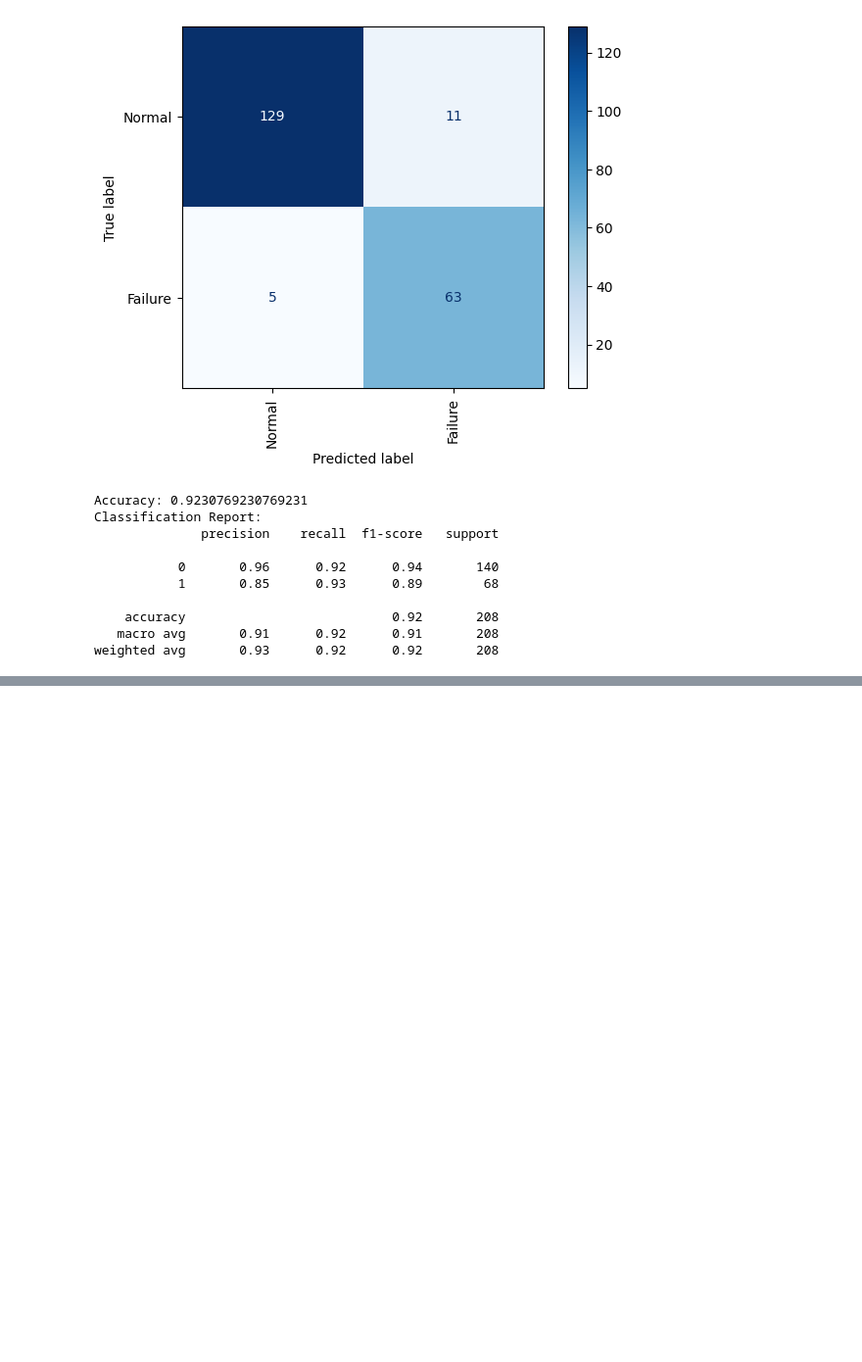
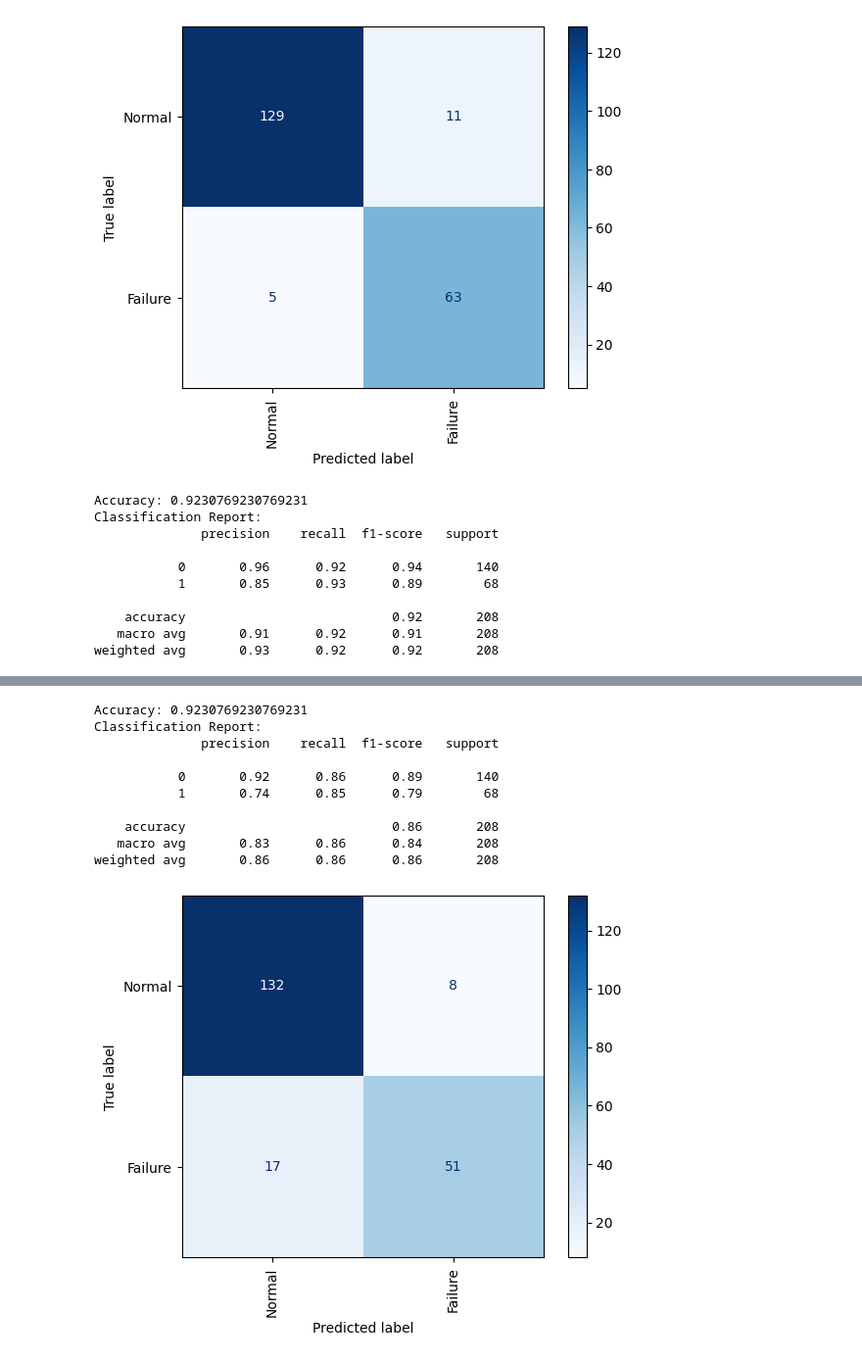
Before and after one commit to waterandstuff/AML_Exam, a Jupyter notebook: Random_Forest.ipynb, the cells around one changed output, grey strips where cells are left out. Shown: that part at 98% size. Drawn from its saved outputs; the diff is of its cells as text; code cells hidden in the pictures; blank space fills up the shorter version.

```diff
--- a/Random_Forest.ipynb
+++ b/Random_Forest.ipynb
@@ -118,0 +130,31 @@ weighted avg       0.93      0.92      0.92       208
+# %%
+proba = lr_model.predict_proba(X_test)[:, 1]  # Probabilities for the positive class
+
+
+# Evaluate the model
+# %%
+lr_model = LogisticRegression(random_state=42, max_iter=10000)
+lr_model.fit(X_train, y_train)
+
+cmd.from_estimator(lr_model, X_test, y_test, display_labels=labels, cmap='Blues', xticks_rotation='vertical')
+# Evaluate the model
+
+threshold = 0.3
+predictions = (proba >= threshold).astype(int)
+
+accuracy = accuracy_score(y_test, y_pred)
+print(f"Accuracy: {accuracy}")
+print("Classification Report:")
+print(classification_report(y_test, predictions))
+# %% [output]
+Accuracy: 0.9230769230769231
+Classification Report:
+              precision    recall  f1-score   support
+
+           0       0.92      0.86      0.89       140
+           1       0.74      0.85      0.79        68
+
+    accuracy                           0.86       208
+   macro avg       0.83      0.86      0.84       208
+weighted avg       0.86      0.86      0.86       208
+[figure, added]
```
Also changed, not shown: parts of 5 cells of this notebook, 3 other files.
